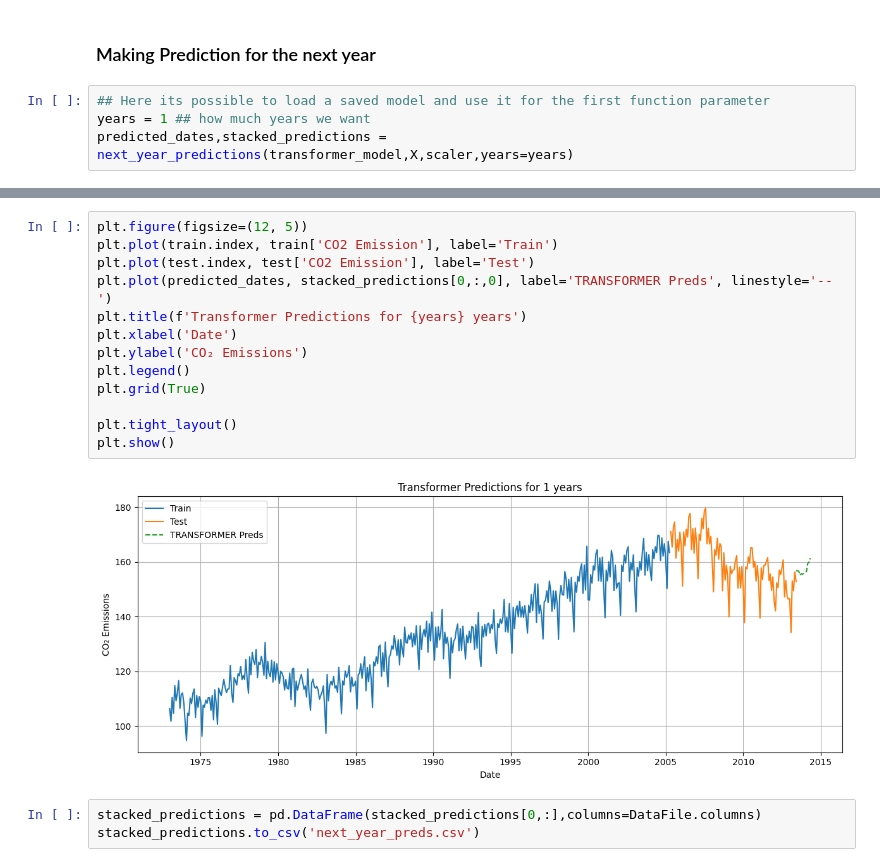
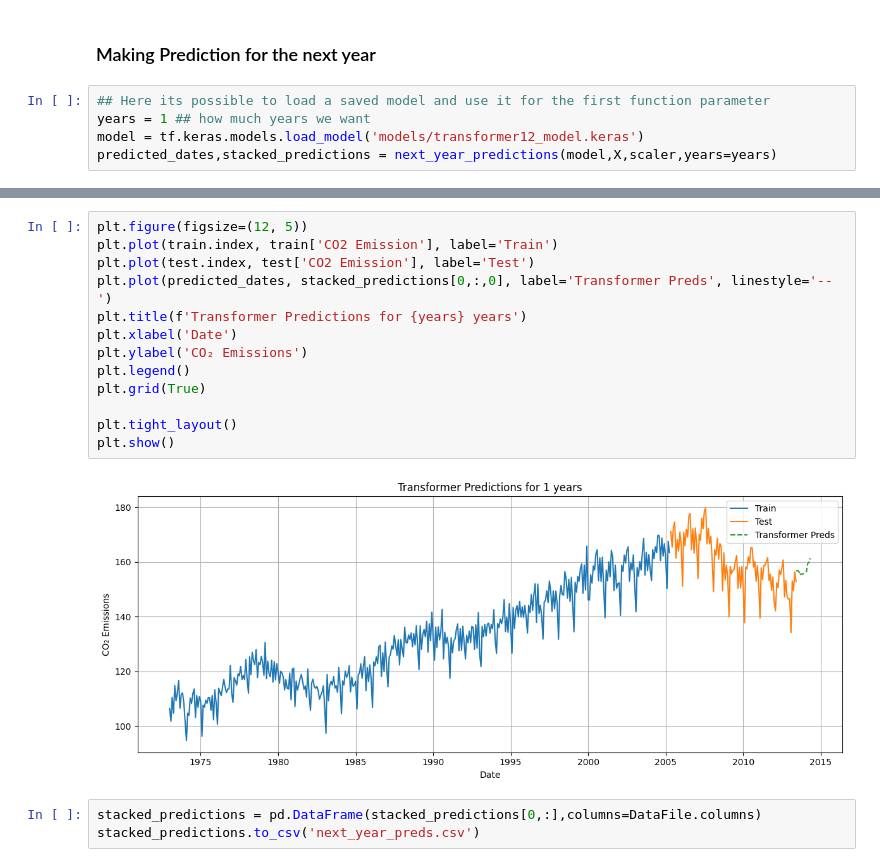
Before and after one commit to YounesAbdedjalil/Project-Data-Mining, a Jupyter notebook: PrediCO2.ipynb, the cells around one changed output, grey strips where cells are left out. Cells and saved outputs as stored; diff of their text form.

```diff
--- a/PrediCO2.ipynb
+++ b/PrediCO2.ipynb
@@ -724,5 +852,6 @@ Where in our case **time_step = 1, features = 3** and batch size decided by trai
 # %%
 ## Here its possible to load a saved model and use it for the first function parameter
 years = 1 ## how much years we want
-predicted_dates,stacked_predictions = next_year_predictions(transformer_model,X,scaler,years=years)
+model = tf.keras.models.load_model('models/transformer12_model.keras')
+predicted_dates,stacked_predictions = next_year_predictions(model,X,scaler,years=years)
 # %% [output]
@@ -746,18 +875,18 @@ stacked is added and predicting first year is done
 # %%
 plt.figure(figsize=(12, 5))
 plt.plot(train.index, train['CO2 Emission'], label='Train')
 plt.plot(test.index, test['CO2 Emission'], label='Test')
-plt.plot(predicted_dates, stacked_predictions[0,:,0], label='TRANSFORMER Preds', linestyle='--')
+plt.plot(predicted_dates, stacked_predictions[0,:,0], label='Transformer Preds', linestyle='--')
 plt.title(f'Transformer Predictions for {years} years')
 plt.xlabel('Date')
 plt.ylabel('CO₂ Emissions')
 plt.legend()
 plt.grid(True)
 
 plt.tight_layout()
 plt.show()
 # %% [output]
-[figure, old version]
+[figure, new version]
 # %%
 stacked_predictions = pd.DataFrame(stacked_predictions[0,:],columns=DataFile.columns)
 stacked_predictions.to_csv('next_year_preds.csv')
```
Also changed, not shown: parts of 18 cells of this notebook, 16 other files.
